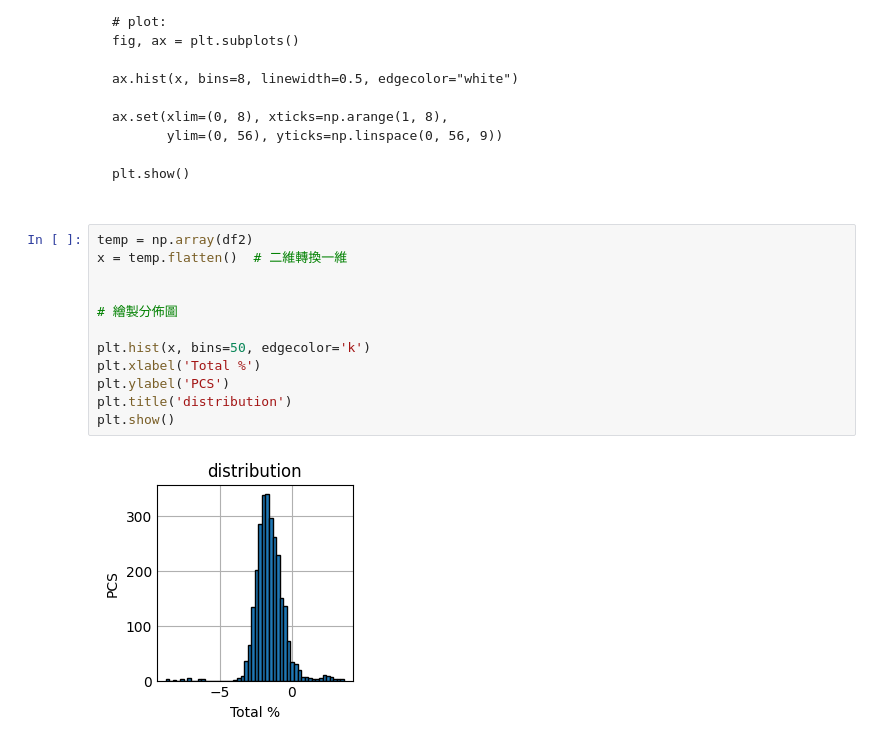
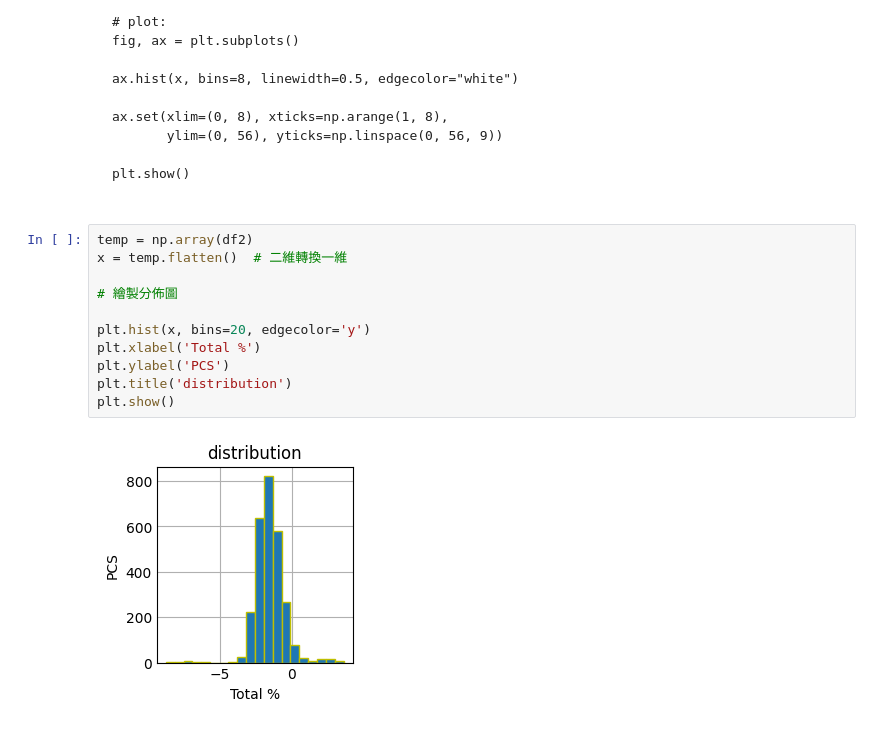
Before and after one commit to mccoy0928/-, a Jupyter notebook: 20230727_myData_try.ipynb, the cells around one changed output. Drawn from its saved outputs; the diff is of its cells as text.

```diff
--- a/20230727_myData_try.ipynb
+++ b/20230727_myData_try.ipynb
@@ -112,14 +112,13 @@ plt.show()
 # %%
 temp = np.array(df2)
 x = temp.flatten()  # 二維轉換一維
 
-
 # 繪製分佈圖
 
-plt.hist(x, bins=50, edgecolor='k')
+plt.hist(x, bins=20, edgecolor='y')
 plt.xlabel('Total %')
 plt.ylabel('PCS')
 plt.title('distribution')
 plt.show()
 # %% [output]
-[figure, old version]
+[figure, new version]
```
